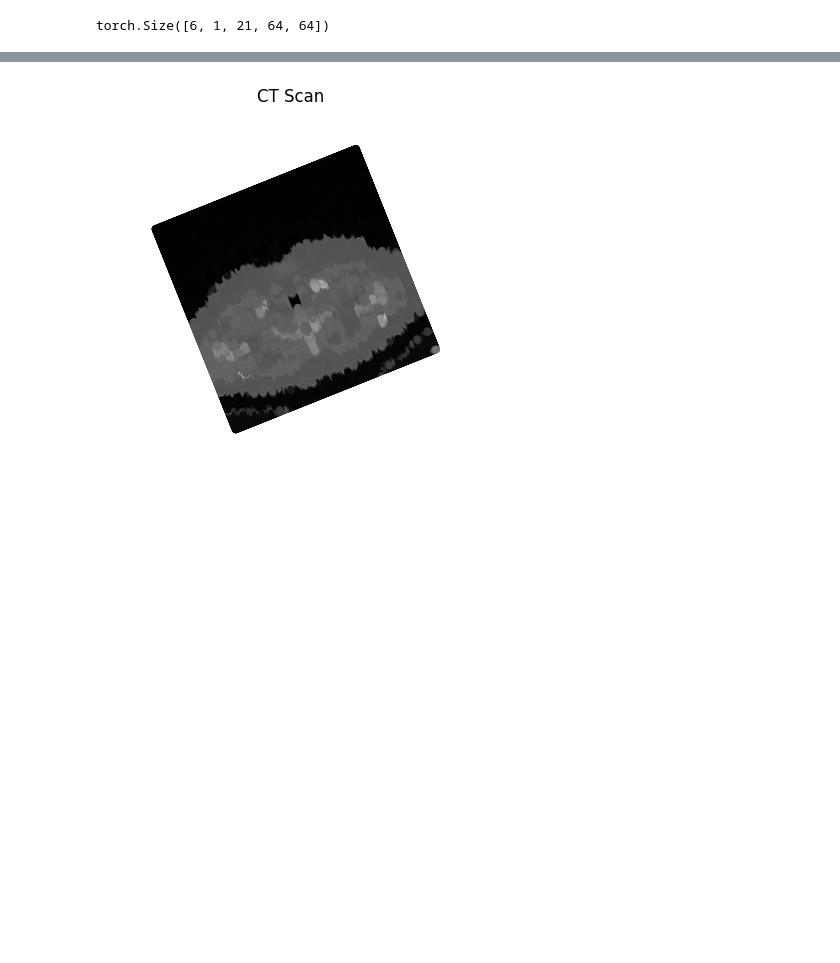
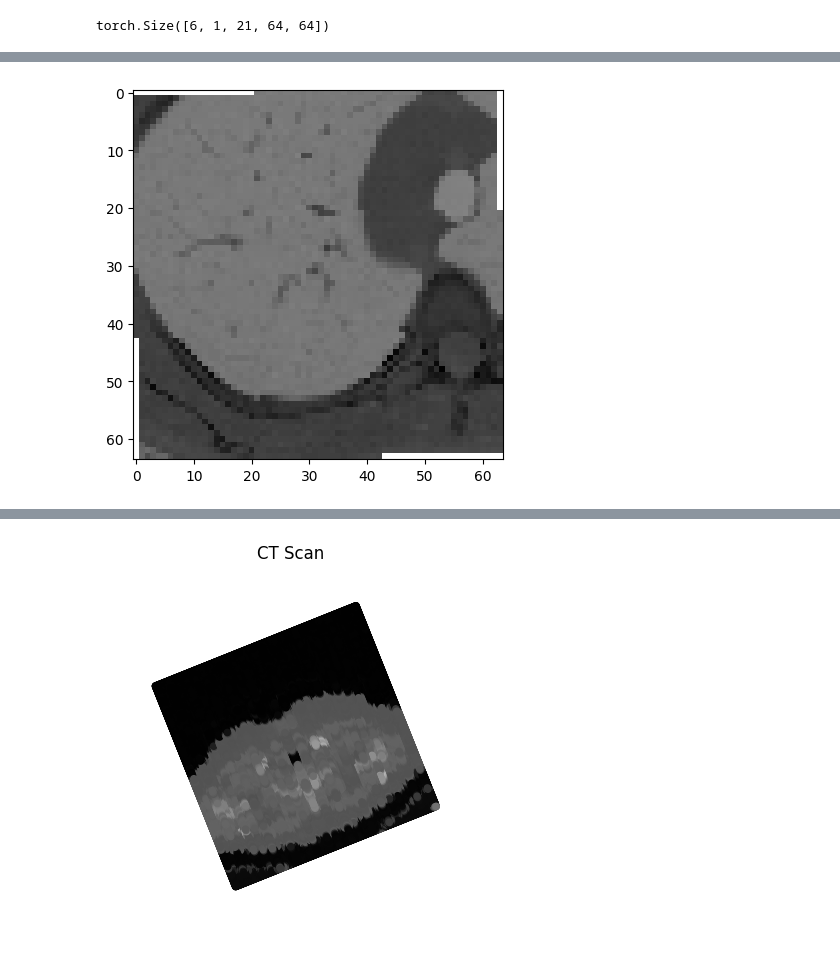
Before and after one commit to AliAfs/SiT_3D, a Jupyter notebook: test_general.ipynb, the cells around one changed output, grey strips where cells are left out. Saved outputs shown, nothing was run; the diff lists cells and outputs as text; code cells hidden in the pictures; blank space fills up the shorter version.

```diff
--- a/test_general.ipynb
+++ b/test_general.ipynb
@@ -114,0 +84,8 @@ data_list[0].shape
+# %%
+def mirror_gray_values(tensor):
+    min_value = torch.min(tensor)
+    max_value = torch.max(tensor)
+
+    mirrored_tensor = 1 - tensor + 0
+
+    return mirrored_tensor
@@ -114,0 +118,4 @@ data_list[0].shape
+# %%
+plot_one_slice(mirror_tensor)
+# %% [output]
+[figure, added]
```
Also changed, not shown: parts of 19 cells of this notebook, 2 other files.
